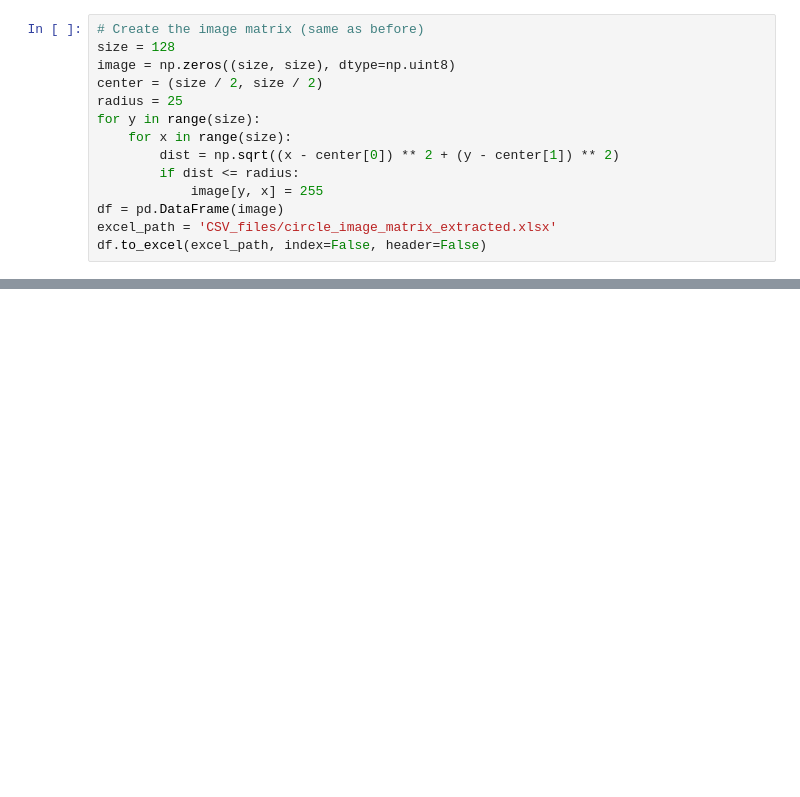
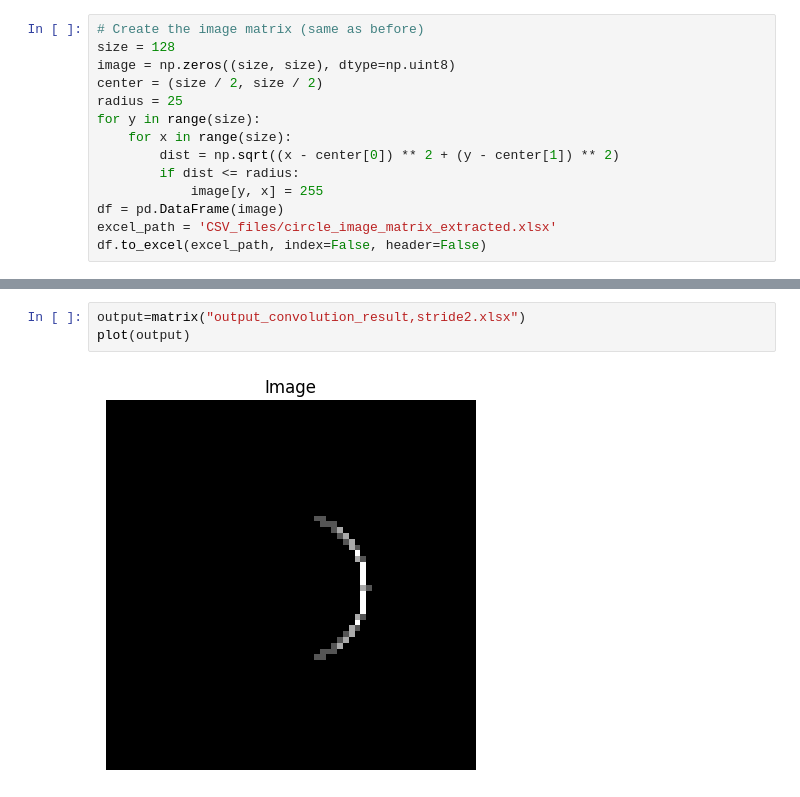
Before and after one commit to vishwashdark/practice, a Jupyter notebook: CNN.ipynb, the cells around one changed output, grey strips where cells are left out. Cells and saved outputs as stored; diff of their text form; blank space fills up the shorter version.

```diff
--- a/CNN.ipynb
+++ b/CNN.ipynb
@@ -61,0 +92,5 @@ save_output_to_excel(op, output_path)
+# %%
+output=matrix("output_convolution_result,stride2.xlsx")
+plot(output)
+# %% [output]
+[figure, added]
```
Also changed, not shown: parts of 14 cells of this notebook, 9 other files.
